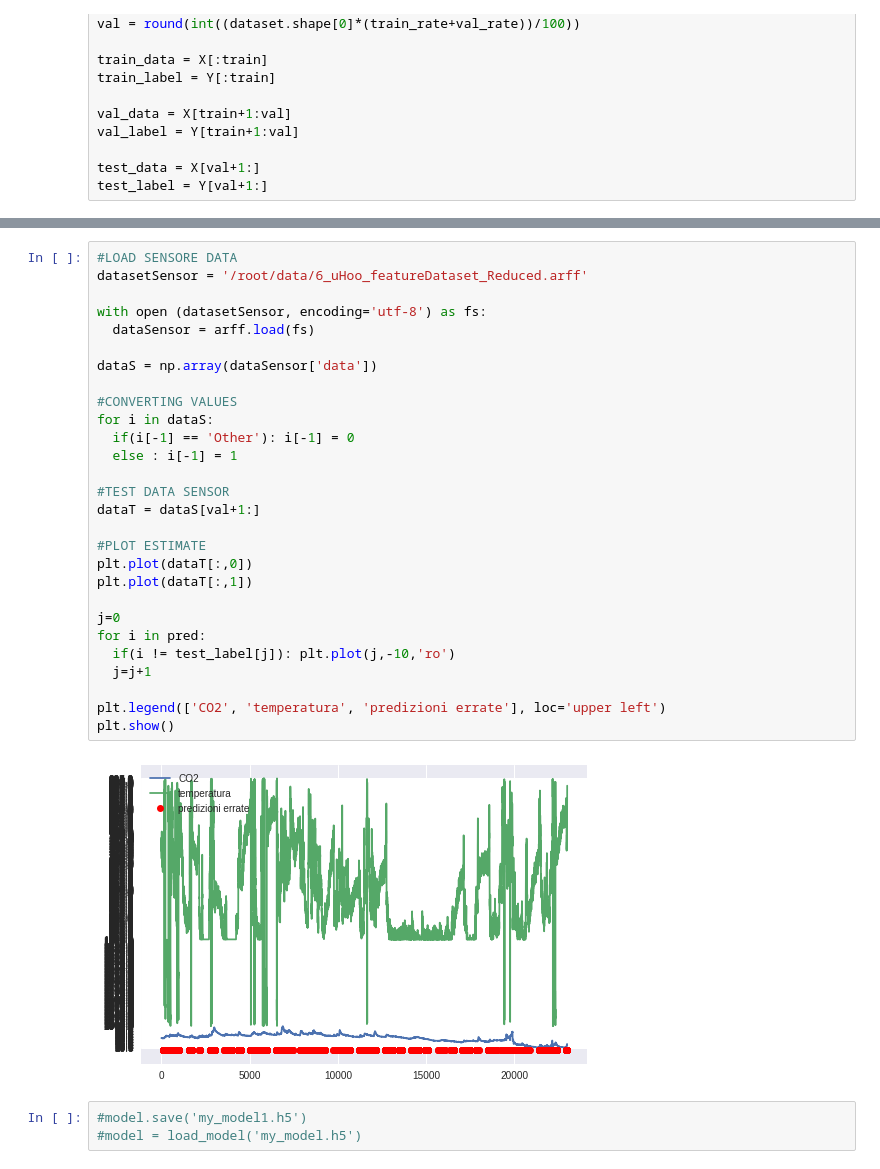
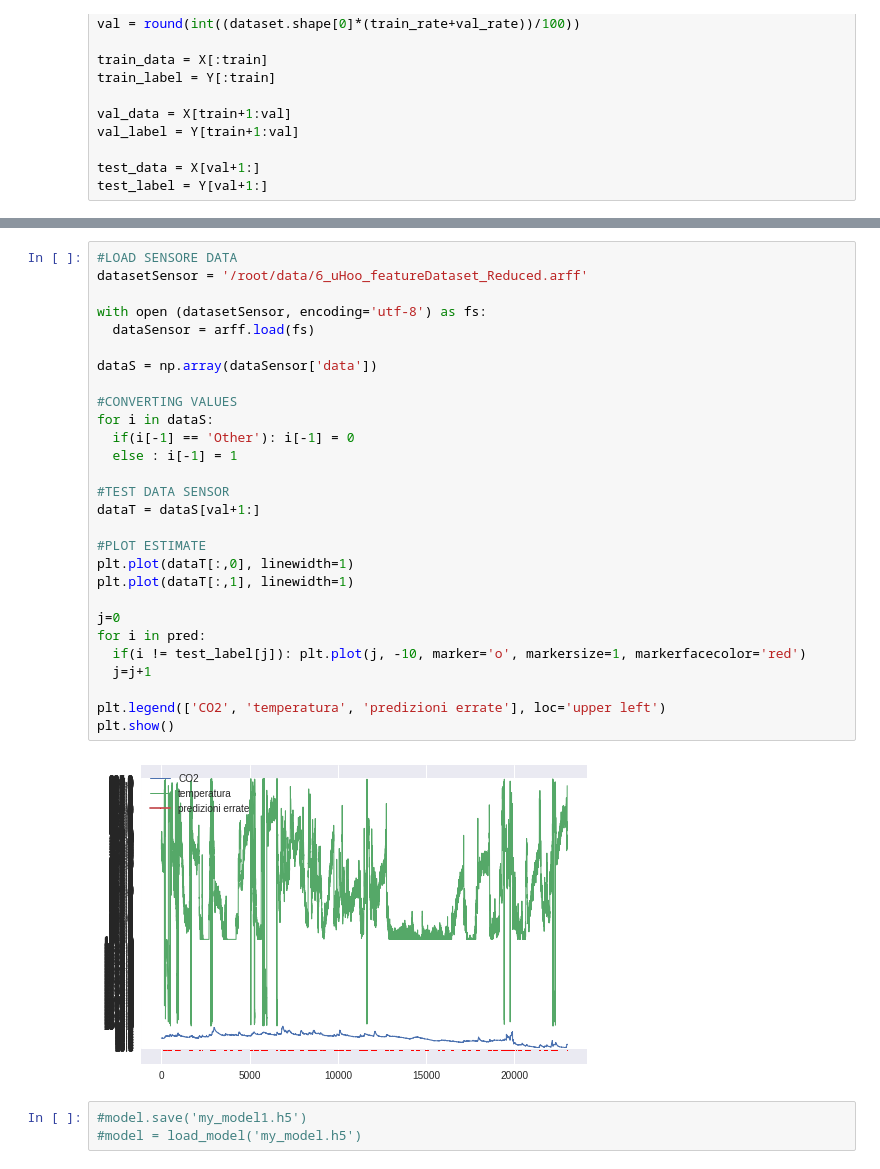
Before and after one commit to FG2511/ARE, a Jupyter notebook: model1_Silvia.ipynb, the cells around one changed output, grey strips where cells are left out. Cells and saved outputs as stored; diff of their text form.

```diff
--- a/model1_Silvia.ipynb
+++ b/model1_Silvia.ipynb
@@ -212,33 +220,33 @@ Pasto corretti: 53.71 %
 # %%
 #LOAD SENSORE DATA
 datasetSensor = '/root/data/6_uHoo_featureDataset_Reduced.arff'
 
 with open (datasetSensor, encoding='utf-8') as fs:
   dataSensor = arff.load(fs)
 
 dataS = np.array(dataSensor['data'])
 
 #CONVERTING VALUES
 for i in dataS:
   if(i[-1] == 'Other'): i[-1] = 0
   else : i[-1] = 1
 
 #TEST DATA SENSOR
 dataT = dataS[val+1:]
 
 #PLOT ESTIMATE
-plt.plot(dataT[:,0])
-plt.plot(dataT[:,1])
+plt.plot(dataT[:,0], linewidth=1)
+plt.plot(dataT[:,1], linewidth=1)
 
 j=0
 for i in pred:
-  if(i != test_label[j]): plt.plot(j,-10,'ro')
+  if(i != test_label[j]): plt.plot(j, -10, marker='o', markersize=1, markerfacecolor='red')
   j=j+1
 
 plt.legend(['CO2', 'temperatura', 'predizioni errate'], loc='upper left')
 plt.show()
 # %% [output]
-[figure, old version]
+[figure, new version]
 # %%
 #model.save('my_model1.h5')
 #model = load_model('my_model.h5')
```
Also changed, not shown: parts of 4 cells of this notebook.
